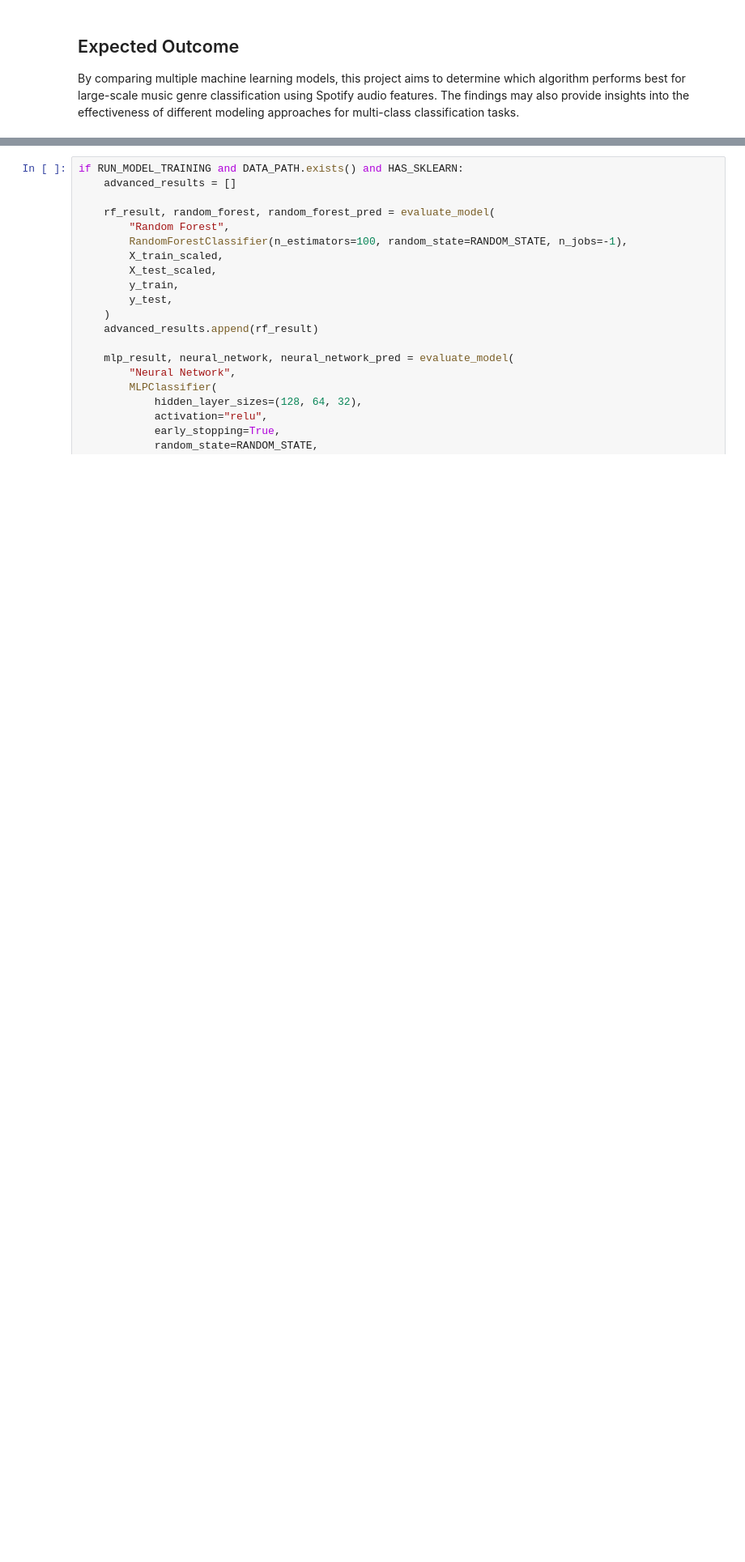
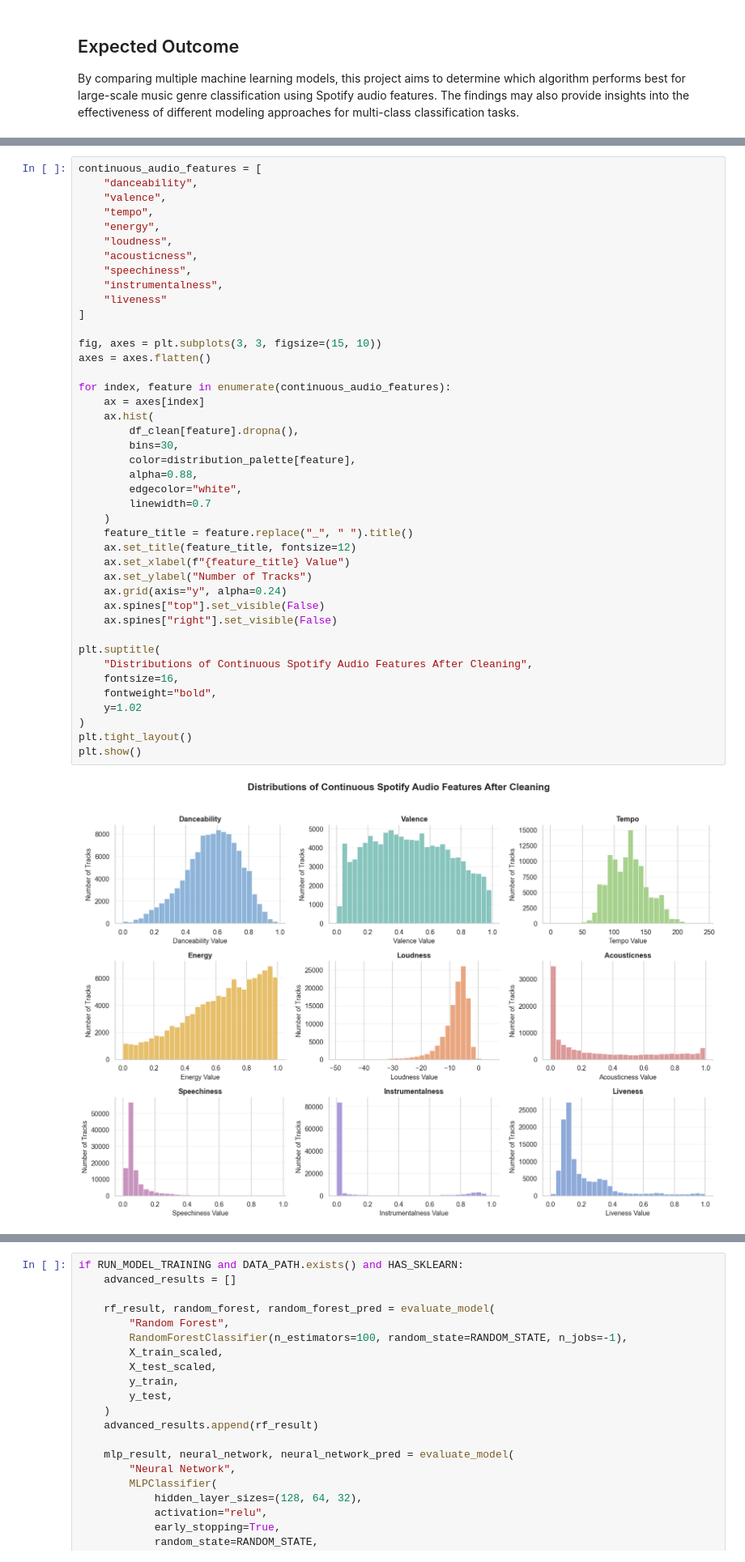
Before and after one commit to charlotte790/spotify-tracks-final-project, a Jupyter notebook: notebooks/heyi_integrated_notebook.ipynb, the cells around one changed output, grey strips where cells are left out. Shown at 81% size. Cells and saved outputs as stored; diff of their text form; blank space fills up the shorter version.

```diff
--- a/notebooks/heyi_integrated_notebook.ipynb
+++ b/notebooks/heyi_integrated_notebook.ipynb
@@ -540,0 +708,44 @@ display(leakage_check)
+# %%
+continuous_audio_features = [
+    "danceability",
+    "valence",
+    "tempo",
+    "energy",
+    "loudness",
+    "acousticness",
+    "speechiness",
+    "instrumentalness",
+    "liveness"
+]
+
+fig, axes = plt.subplots(3, 3, figsize=(15, 10))
+axes = axes.flatten()
+
+for index, feature in enumerate(continuous_audio_features):
+    ax = axes[index]
+    ax.hist(
+        df_clean[feature].dropna(),
+        bins=30,
+        color=distribution_palette[feature],
+        alpha=0.88,
+        edgecolor="white",
+        linewidth=0.7
+    )
+    feature_title = feature.replace("_", " ").title()
+    ax.set_title(feature_title, fontsize=12)
+    ax.set_xlabel(f"{feature_title} Value")
+    ax.set_ylabel("Number of Tracks")
+    ax.grid(axis="y", alpha=0.24)
+    ax.spines["top"].set_visible(False)
+    ax.spines["right"].set_visible(False)
+
+plt.suptitle(
+    "Distributions of Continuous Spotify Audio Features After Cleaning",
+    fontsize=16,
+    fontweight="bold",
+    y=1.02
+)
+plt.tight_layout()
+plt.show()
+# %% [output]
+[figure, added]
```
Also changed, not shown: parts of 110 cells of this notebook.
